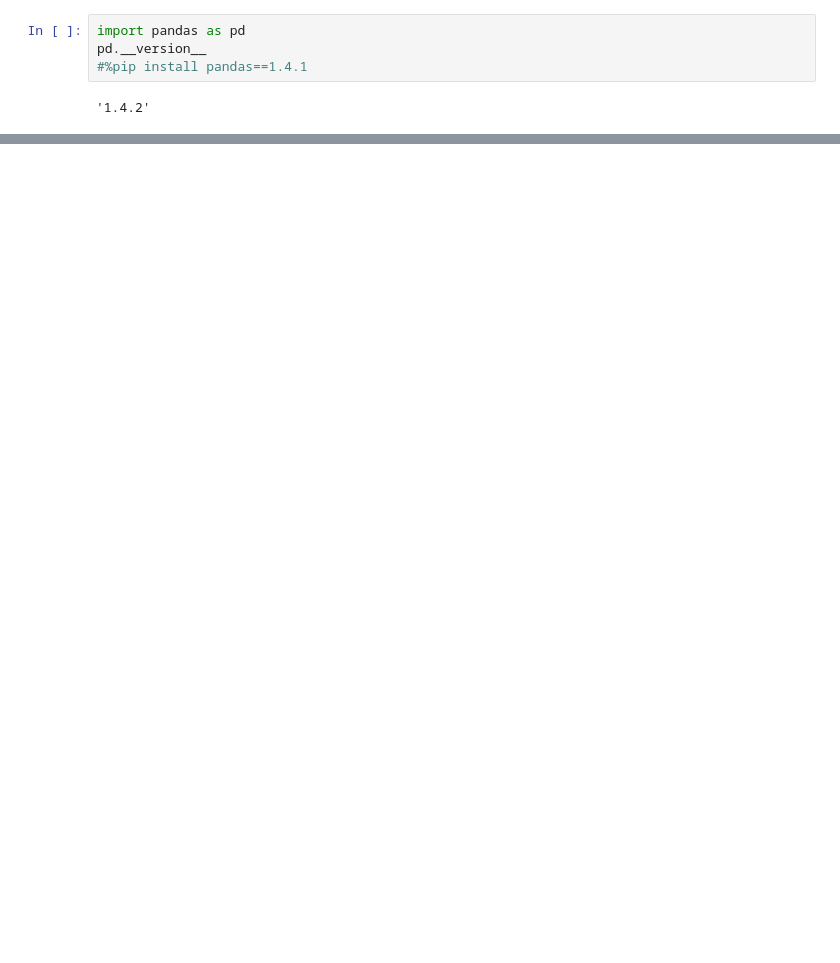
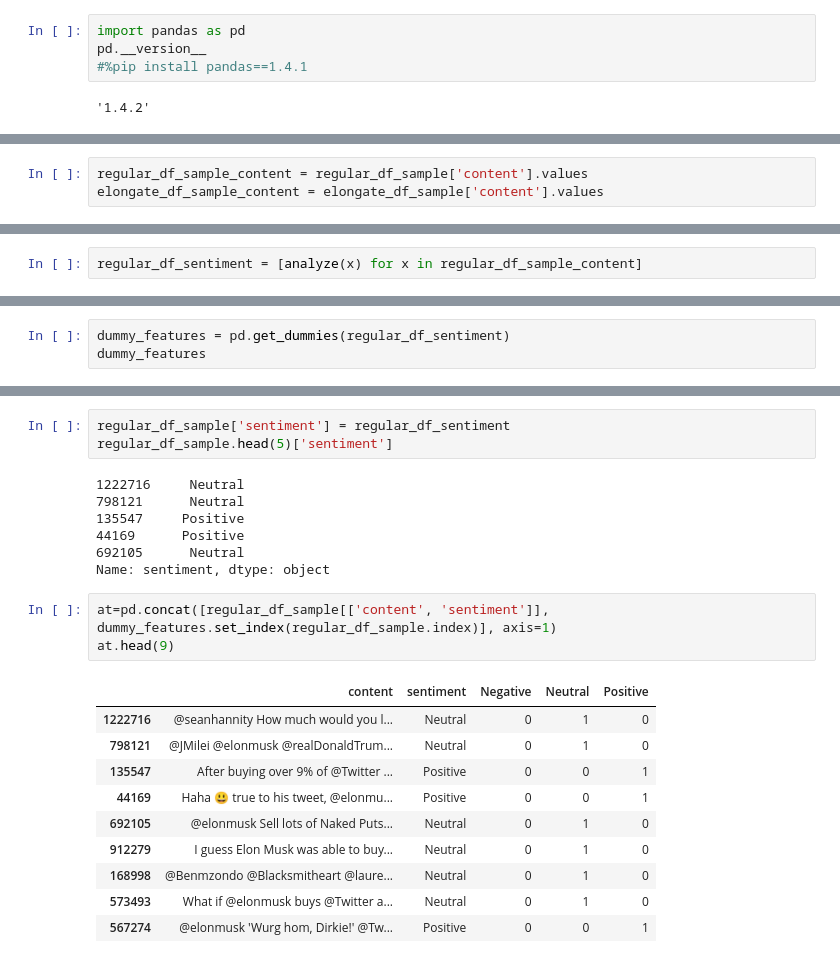
Before and after one commit to SmilodonCub/DATA620, a Jupyter notebook: Final_Project/Elongate_Sentiment_Analysis.ipynb, the cells around one changed output, grey strips where cells are left out. Drawn from its saved outputs; the diff is of its cells as text; blank space fills up the shorter version.

```diff
--- a/Final_Project/Elongate_Sentiment_Analysis.ipynb
+++ b/Final_Project/Elongate_Sentiment_Analysis.ipynb
@@ -109,0 +135,3 @@ df2.size
+# %%
+regular_df_sample_content = regular_df_sample['content'].values
+elongate_df_sample_content = elongate_df_sample['content'].values
@@ -109,0 +143,2 @@ df2.size
+# %%
+regular_df_sentiment = [analyze(x) for x in regular_df_sample_content]
@@ -109,0 +160,3 @@ df2.size
+# %%
+dummy_features = pd.get_dummies(regular_df_sentiment)
+dummy_features
@@ -109,0 +177,25 @@ df2.size
+# %%
+regular_df_sample['sentiment'] = regular_df_sentiment
+regular_df_sample.head(5)['sentiment']
+# %% [output]
+1222716     Neutral
+798121      Neutral
+135547     Positive
+44169      Positive
+692105      Neutral
+Name: sentiment, dtype: object
+# %%
+at=pd.concat([regular_df_sample[['content', 'sentiment']],
+dummy_features.set_index(regular_df_sample.index)], axis=1)
+at.head(9)
+# %% [output]
+|  | content | sentiment | Negative | Neutral | Positive |
+| 1222716 | @seanhannity How much would you l... | Neutral | 0 | 1 | 0 |
+| 798121 | @JMilei @elonmusk @realDonaldTrum... | Neutral | 0 | 1 | 0 |
+| 135547 | After buying over 9% of @Twitter ... | Positive | 0 | 0 | 1 |
+| 44169 | Haha 😃 true to his tweet, @elonmu... | Positive | 0 | 0 | 1 |
+| 692105 | @elonmusk Sell lots of Naked Puts... | Neutral | 0 | 1 | 0 |
+| 912279 | I guess Elon Musk was able to buy... | Neutral | 0 | 1 | 0 |
+| 168998 | @Benmzondo @Blacksmitheart @laure... | Neutral | 0 | 1 | 0 |
+| 573493 | What if @elonmusk buys @Twitter a... | Neutral | 0 | 1 | 0 |
+| 567274 | @elonmusk 'Wurg hom, Dirkie!' @Tw... | Positive | 0 | 0 | 1 |
```
Also changed, not shown: parts of 21 cells of this notebook, 2 other files.
